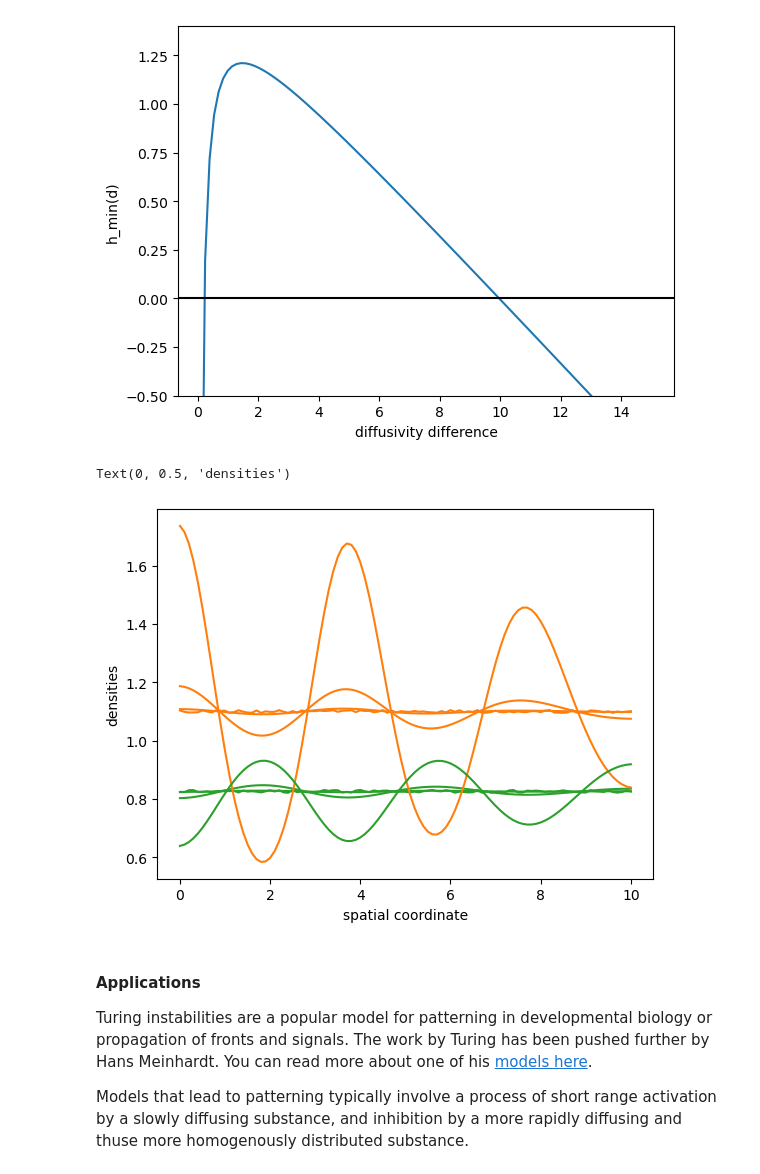
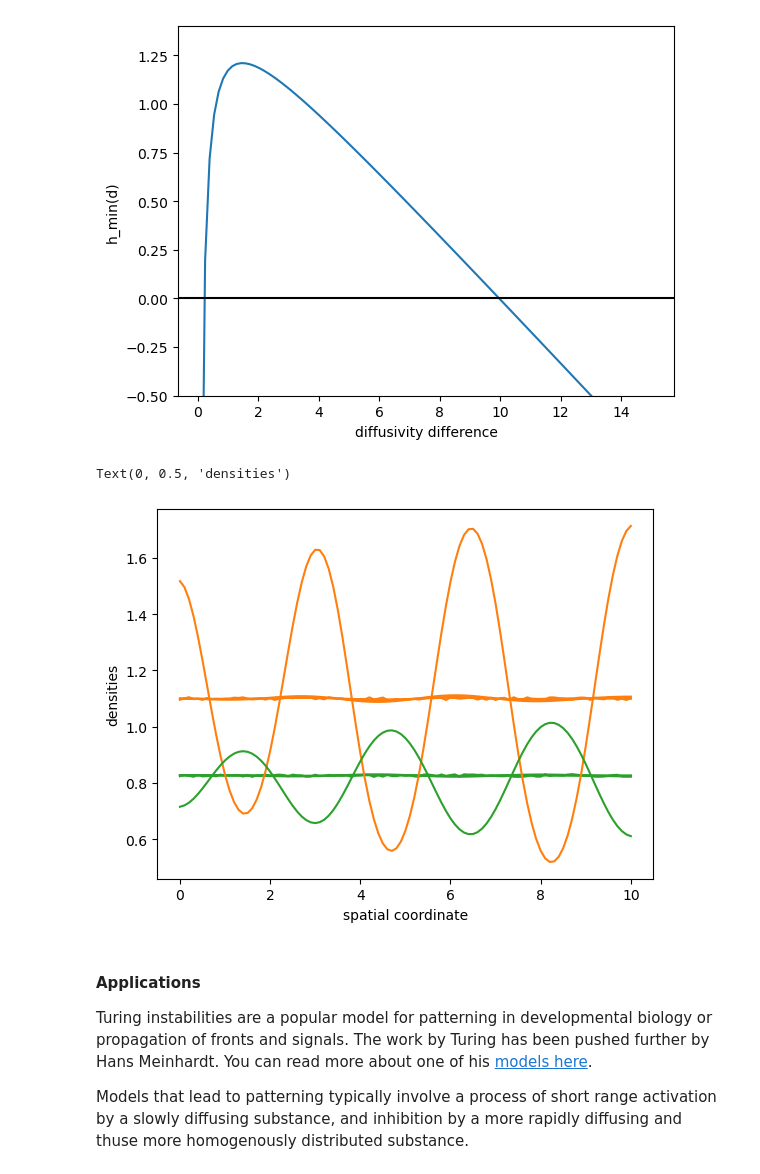
Before and after one commit to neherlab/data-to-physical-models-in-biology-materials, a Jupyter notebook: w08-DiffusionContd.ipynb, the cells around one changed output. Drawn from its saved outputs; the diff is of its cells as text; code cells hidden in the pictures.

```diff
--- a/w08-DiffusionContd.ipynb
+++ b/w08-DiffusionContd.ipynb
@@ -222,8 +222,8 @@ dx = 0.1
 r = 1/dx**2
 dt = 0.002
 x = np.arange(-10,100,dx)
-gamma = 1.0
-p = np.exp(-gamma*(x-x[0]+2*dx))
+gamma = 0.7
+p = np.exp(-gamma*(x-x[0]+2*dx)**2)
 p = p*(1-p)
 # p = np.ones_like(x)
 # p[x>0]=0
@@ -231,7 +231,7 @@ p = p*(1-p)
 t = 0
 # record (time, position) where p>1e-5
 position = []
-for t_max in [0, 1, 4,8,16]:
+for t_max in [0, 1, 4,8,16, 32]:
     while t<t_max:
         p += dt * dpdt(p,r,r)
         t += dt
@@ -382,36 +382,36 @@ def dudt(u, v, f, gamma, r):
 def dvdt(u, v, g, gamma, r):
     dv = gamma*g(u,v)
     dv[1:-1] += r*v[:-2] - 2*r*v[1:-1] + r*v[2:]
     dv[0] += r*v[1] - r*v[0]
     dv[-1] += r*v[-2] - r*v[-1]
     return dv
 
 x = np.linspace(0,10,101)
 dx = x[1]
 r = 1/dx**2
-d = 20
+d = 13
 dt = 0.0001
 gamma = 10
 
 u = np.ones_like(x)*(a+b) + (np.random.random(size=x.shape) - 0.5)*0.01
 v = np.ones_like(x)*b/(a+b)**2 + (np.random.random(size=x.shape) - 0.5)*0.01
 
 t = 0
 position = []
-for t_max in [0, 1, 2, 3]:
+for t_max in [0, 1, 2, 3, 10]:
     while t<t_max:
         u += dt * dudt(u,v,f, gamma,r)
         v += dt * dvdt(u,v,g, gamma,d*r)
         t += dt
 
     plt.plot(x, u, label=f"t={t}", c='C1')
     plt.plot(x, v, c='C2')
 
 plt.xlabel('spatial coordinate')
 plt.ylabel('densities')
 # %% [output]
 Text(0, 0.5, 'densities')
-[figure, old version]
+[figure, new version]
 # %% [markdown]
 #### Applications
 
```
Also changed, not shown: parts of 1 cell of this notebook, 2 other files.
